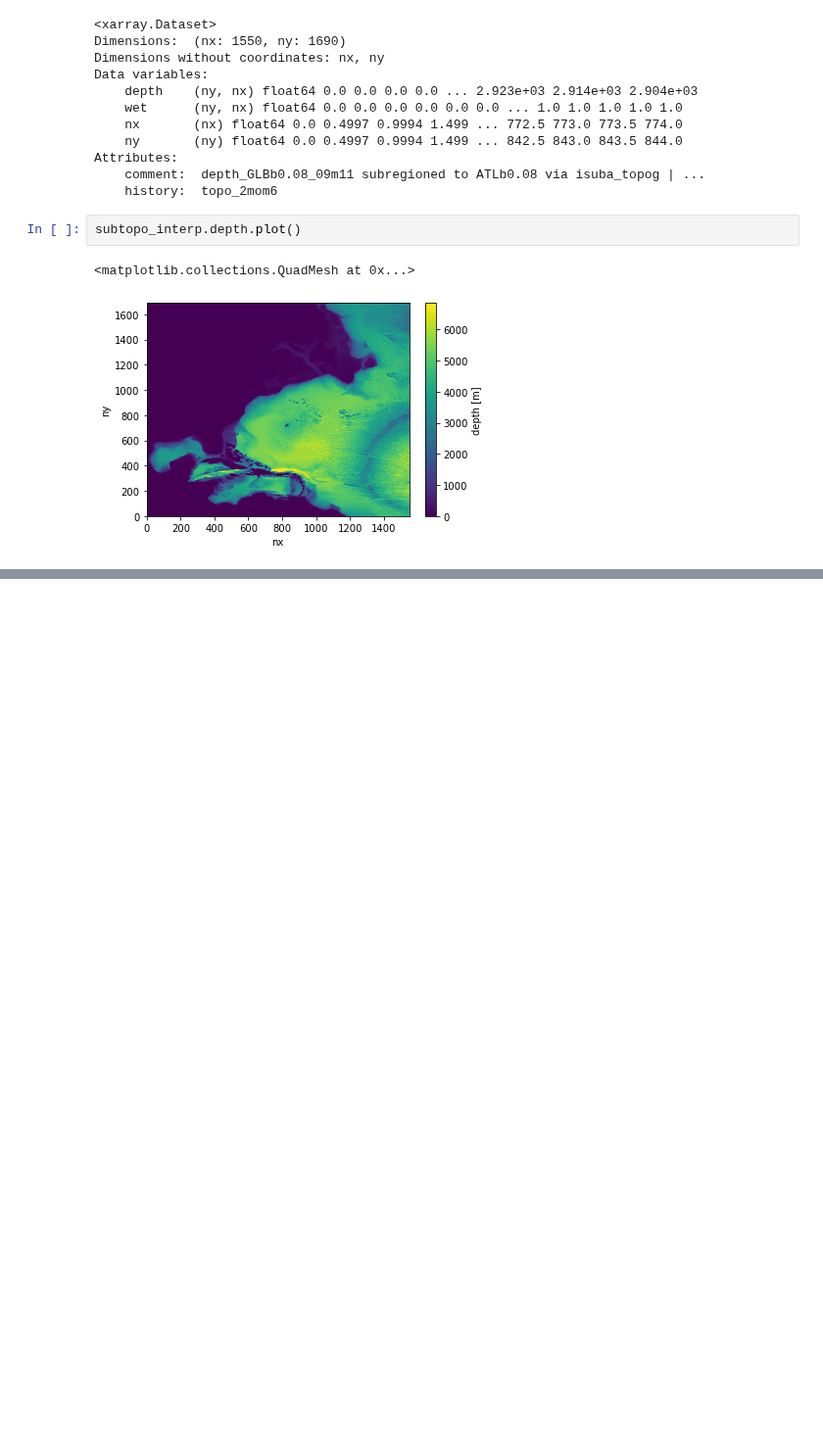
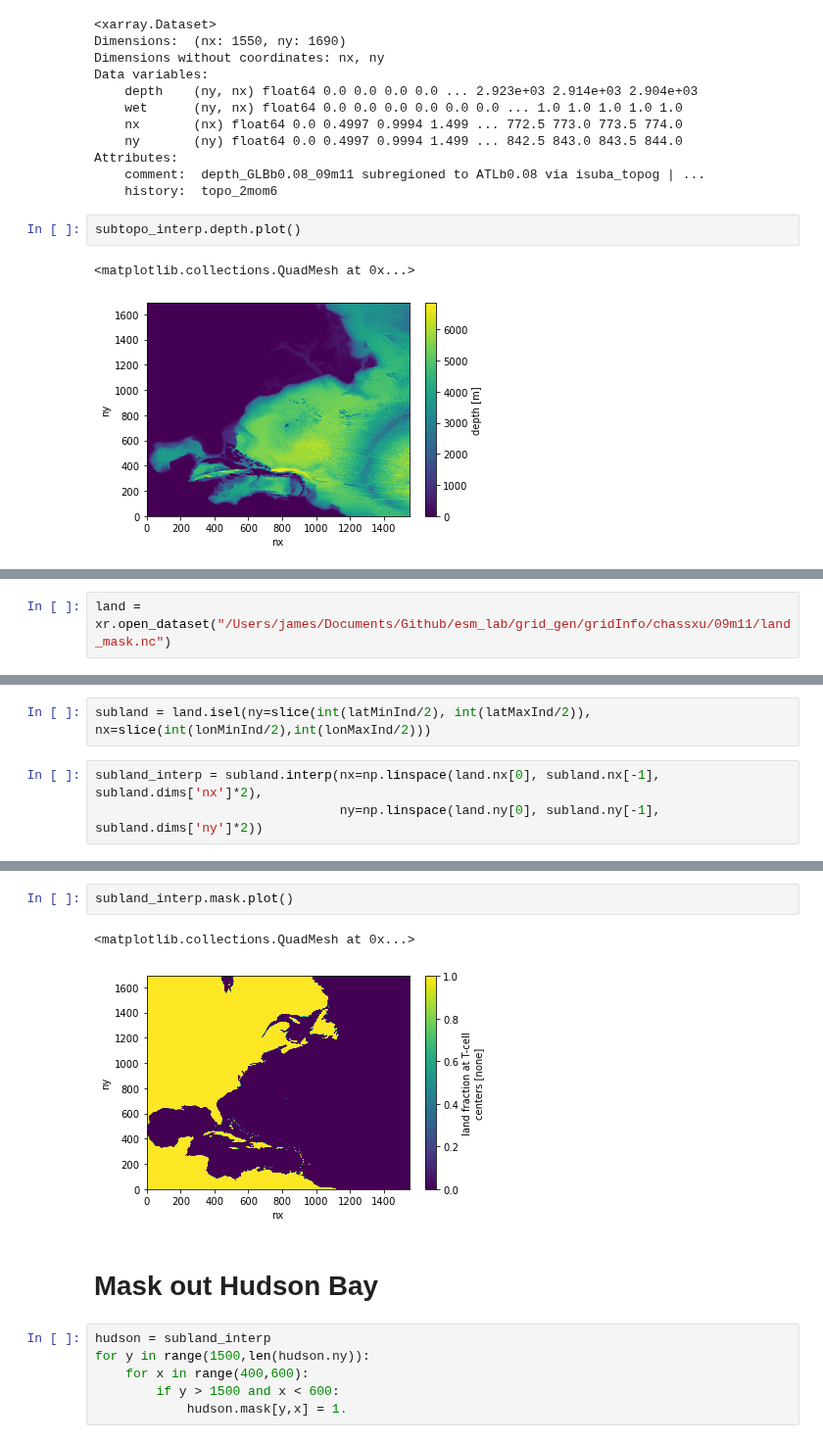
Before and after one commit to jsimkins2/esm_lab, a Jupyter notebook: grid_gen/gridfuncs/increase_grid_resolution.ipynb, the cells around one changed output, grey strips where cells are left out. Shown at 98% size. Saved outputs shown, nothing was run; the diff lists cells and outputs as text; blank space fills up the shorter version.

```diff
--- a/grid_gen/gridfuncs/increase_grid_resolution.ipynb
+++ b/grid_gen/gridfuncs/increase_grid_resolution.ipynb
@@ -102,0 +130,2 @@ subtopo_interp.depth.plot()
+# %%
+land = xr.open_dataset("/Users/james/Documents/Github/esm_lab/grid_gen/gridInfo/chassxu/09m11/land_mask.nc")
@@ -102,0 +144,5 @@ subtopo_interp.depth.plot()
+# %%
+subland = land.isel(ny=slice(int(latMinInd/2), int(latMaxInd/2)), nx=slice(int(lonMinInd/2),int(lonMaxInd/2)))
+# %%
+subland_interp = subland.interp(nx=np.linspace(land.nx[0], subland.nx[-1], subland.dims['nx']*2),
+                                ny=np.linspace(land.ny[0], subland.ny[-1], subland.dims['ny']*2))
@@ -102,0 +163,13 @@ subtopo_interp.depth.plot()
+# %%
+subland_interp.mask.plot()
+# %% [output]
+<matplotlib.collections.QuadMesh at 0x...>
+[figure, added]
+# %% [markdown]
+# Mask out Hudson Bay
+# %%
+hudson = subland_interp
+for y in range(1500,len(hudson.ny)):
+    for x in range(400,600):
+        if y > 1500 and x < 600:
+            hudson.mask[y,x] = 1.
```
Also changed, not shown: parts of 20 cells of this notebook, 1 other file.
